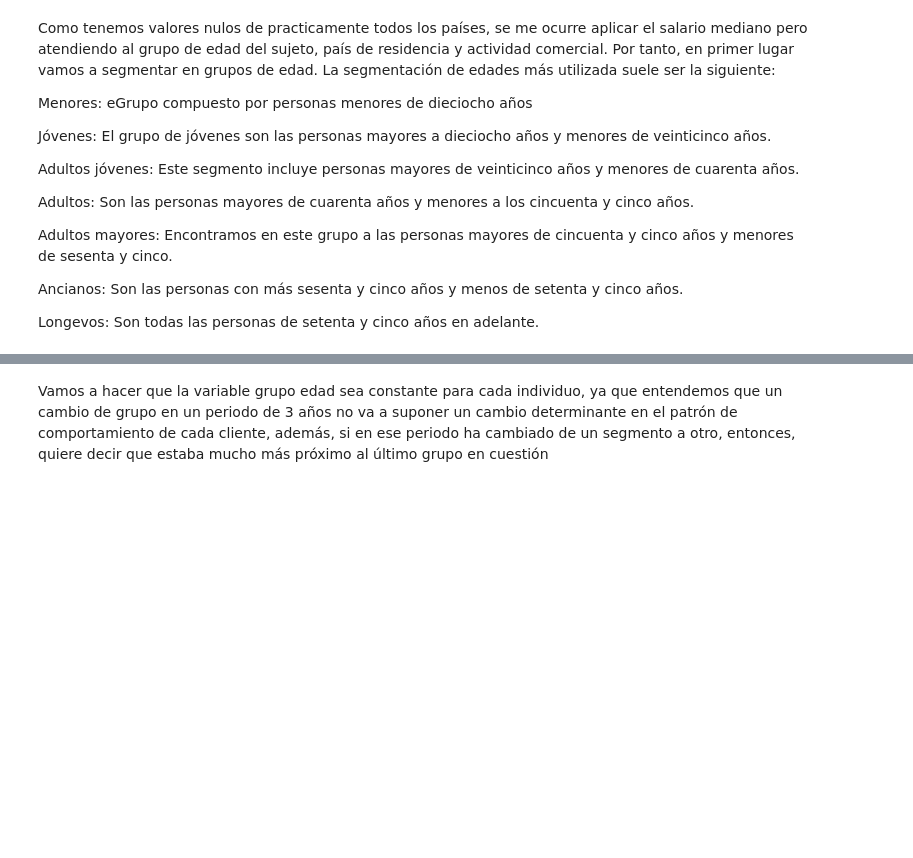
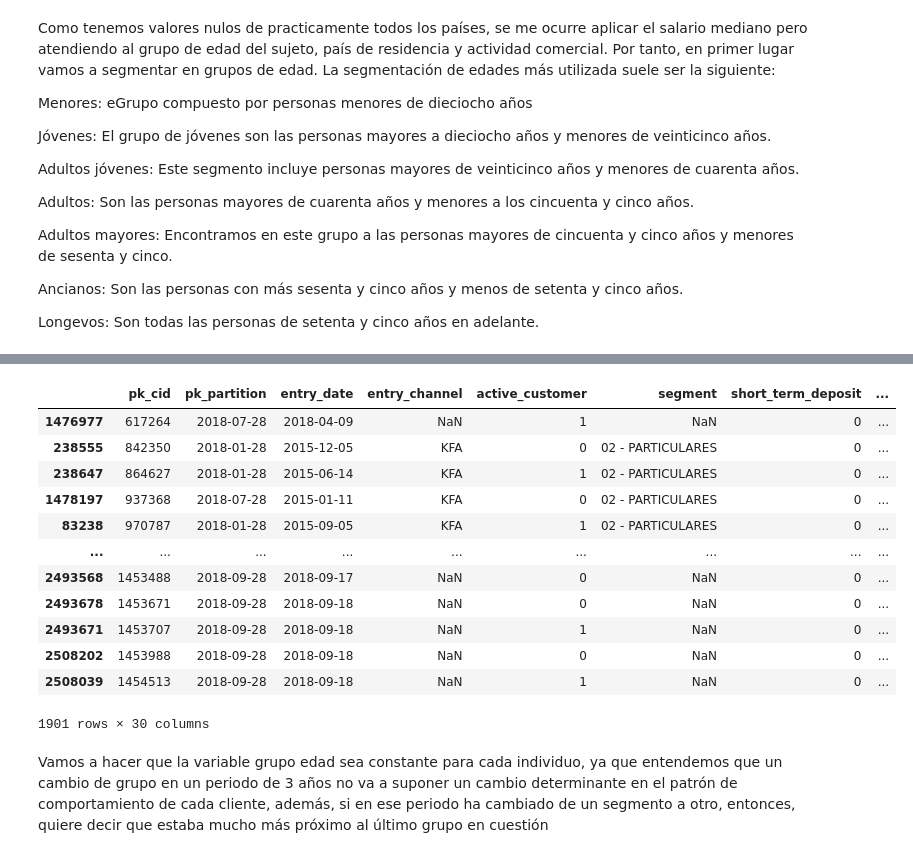
Before and after one commit to jascicz/easy_money_Project, a Jupyter notebook: Tarea_1_Análisis_BI/socio_demografico.ipynb, the cells around one changed output, grey strips where cells are left out. Drawn from its saved outputs; the diff is of its cells as text; code cells hidden in the pictures; blank space fills up the shorter version.

```diff
--- a/Tarea_1_Análisis_BI/socio_demografico.ipynb
+++ b/Tarea_1_Análisis_BI/socio_demografico.ipynb
@@ -1049,0 +1081,8 @@ df_full['grupo_edad'] = df_full['age'].apply(categorizar_edad)
+# %%
+# Filtrar el DataFrame para incluir solo aquellos con 'grupo_edad' igual a 'menores'
+df_menores = df_full_sin_duplicados[df_full_sin_duplicados['grupo_edad'] == 'Menores']
+
+# Calcular la mediana de la columna 'salary' para los menores
+mediana_salary_menores = df_menores['salary'].median()
+
+mediana_salary_menores
@@ -1050,3 +1119,22 @@ df_full['grupo_edad'] = df_full['age'].apply(categorizar_edad)
+# %%
+# Filtrar las filas donde 'salary' no es null
+df_menores_sin_na_salary = df_menores[df_menores['salary'].notna()]
+
+df_menores_sin_na_salary
+# %% [output]
+|  | pk_cid | pk_partition | entry_date | entry_channel | active_customer | segment | short_term_deposit | ... |
+| 1476977 | 617264 | 2018-07-28 | 2018-04-09 | NaN | 1 | NaN | 0 | ... |
+| 238555 | 842350 | 2018-01-28 | 2015-12-05 | KFA | 0 | 02 - PARTICULARES | 0 | ... |
+| 238647 | 864627 | 2018-01-28 | 2015-06-14 | KFA | 1 | 02 - PARTICULARES | 0 | ... |
+| 1478197 | 937368 | 2018-07-28 | 2015-01-11 | KFA | 0 | 02 - PARTICULARES | 0 | ... |
+| 83238 | 970787 | 2018-01-28 | 2015-09-05 | KFA | 1 | 02 - PARTICULARES | 0 | ... |
+| ... | ... | ... | ... | ... | ... | ... | ... | ... |
+| 2493568 | 1453488 | 2018-09-28 | 2018-09-17 | NaN | 0 | NaN | 0 | ... |
+| 2493678 | 1453671 | 2018-09-28 | 2018-09-18 | NaN | 0 | NaN | 0 | ... |
+| 2493671 | 1453707 | 2018-09-28 | 2018-09-18 | NaN | 1 | NaN | 0 | ... |
+| 2508202 | 1453988 | 2018-09-28 | 2018-09-18 | NaN | 0 | NaN | 0 | ... |
+| 2508039 | 1454513 | 2018-09-28 | 2018-09-18 | NaN | 1 | NaN | 0 | ... |
+1901 rows × 30 columns
 # %% [markdown]
 Vamos a hacer que la variable grupo edad sea constante para cada individuo, ya que entendemos que un cambio de grupo en un periodo de 3 años no va a suponer un cambio determinante en el patrón de comportamiento de cada cliente, además, si en ese periodo ha cambiado de un segmento a otro, entonces, quiere decir que estaba mucho más próximo al último grupo en cuestión
 # %%
```
Also changed, not shown: parts of 20 cells of this notebook, 1 other file.
